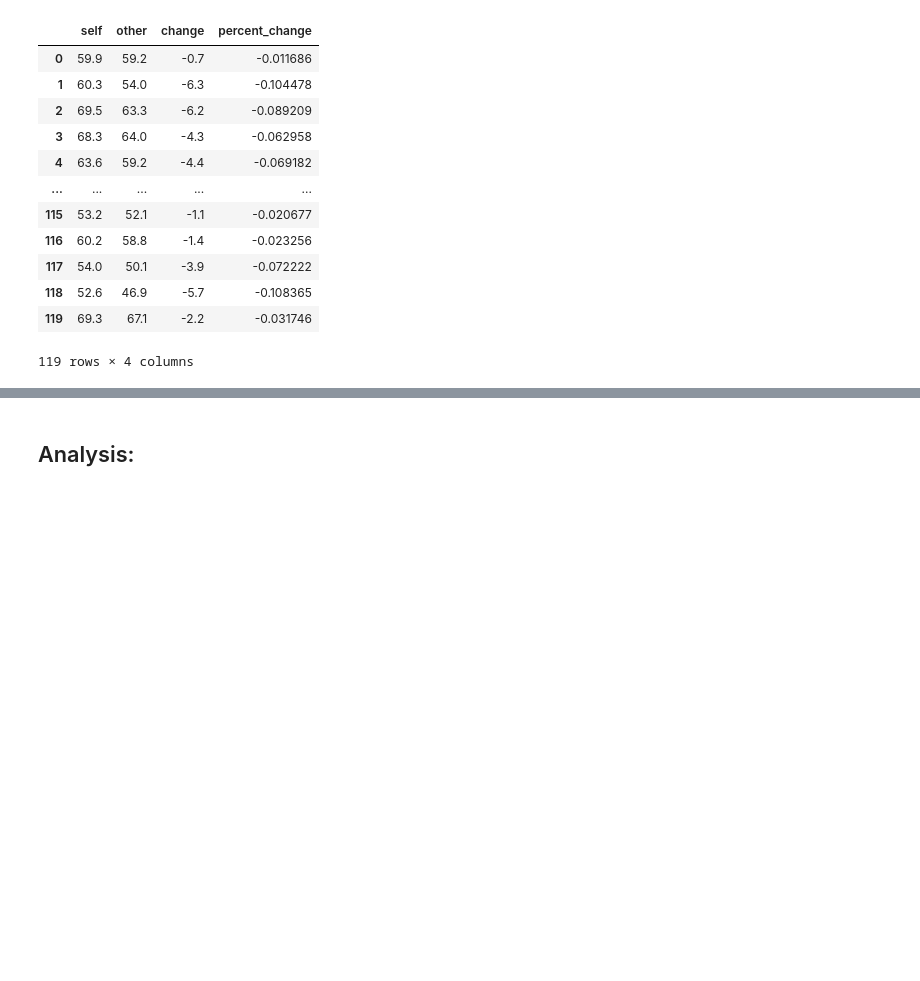
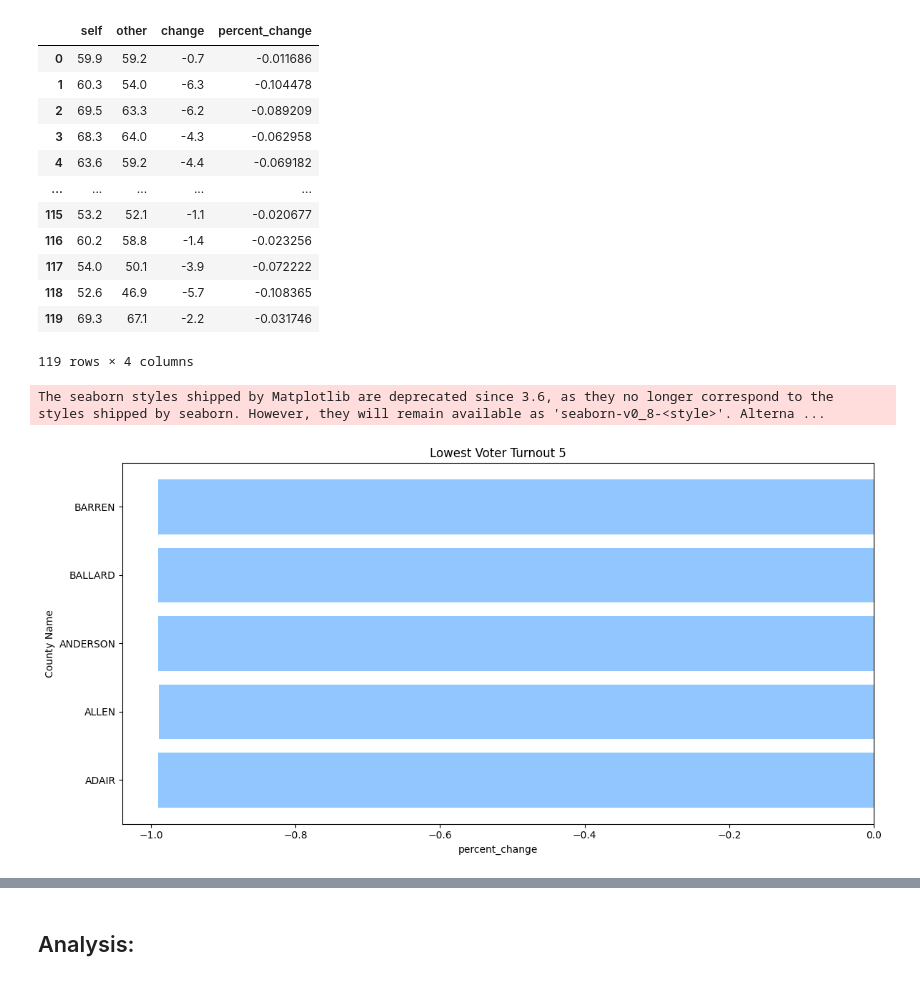
Before and after one commit to vettaca/-Hamer, a Jupyter notebook: analysis.ipynb, the cells around one changed output, grey strips where cells are left out. Cells and saved outputs as stored; diff of their text form; code cells hidden in the pictures; blank space fills up the shorter version.

Commit message:
A file was omitted from t KC_2 & 2008 Data Frame changes

```diff
--- a/analysis.ipynb
+++ b/analysis.ipynb
@@ -311,3 +325,21 @@ compare_08_to_12
 | 118 | 52.6 | 46.9 | -5.7 | -0.108365 |
 | 119 | 69.3 | 67.1 | -2.2 | -0.031746 |
 119 rows × 4 columns
+# %%
+#Compare 08 to 12
+compare_08_to_12
+compare_08_to_12['County Name'] = turnout_2020['County Name']
+# %%
+compare_08_to_12['other2'] = compare_08_to_12['other'] * 100
+# %%
+plt.style.use('seaborn-pastel')
+plt.figure(figsize= (12,6))
+plt.barh('County Name', 'percent_change', data = compare_08_to_12.head())
+plt.ylabel('County Name')
+plt.xlabel('percent_change')
+plt.title('Lowest Voter Turnout 5')
+plt.tight_layout()
+plt.show()
+# %% [output]
+The seaborn styles shipped by Matplotlib are deprecated since 3.6, as they no longer correspond to the styles shipped by seaborn. However, they will remain available as 'seaborn-v0_8-<style>'. Alterna ...
+[figure, added]
```
Also changed, not shown: parts of 28 cells of this notebook.
